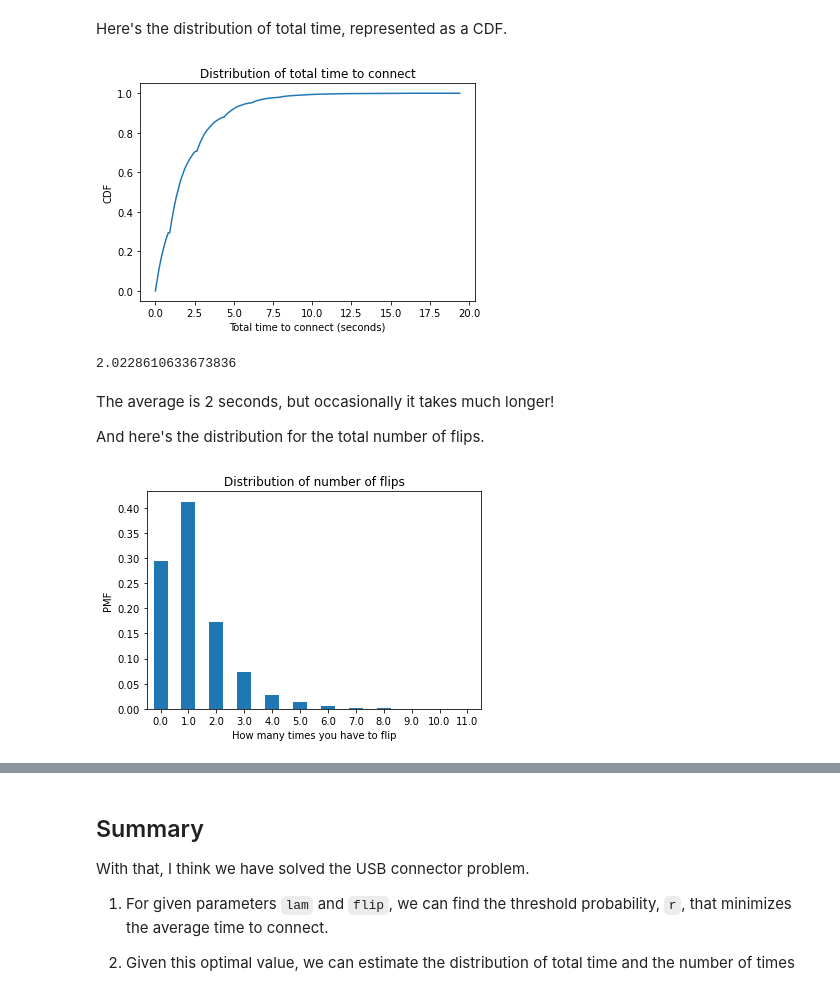
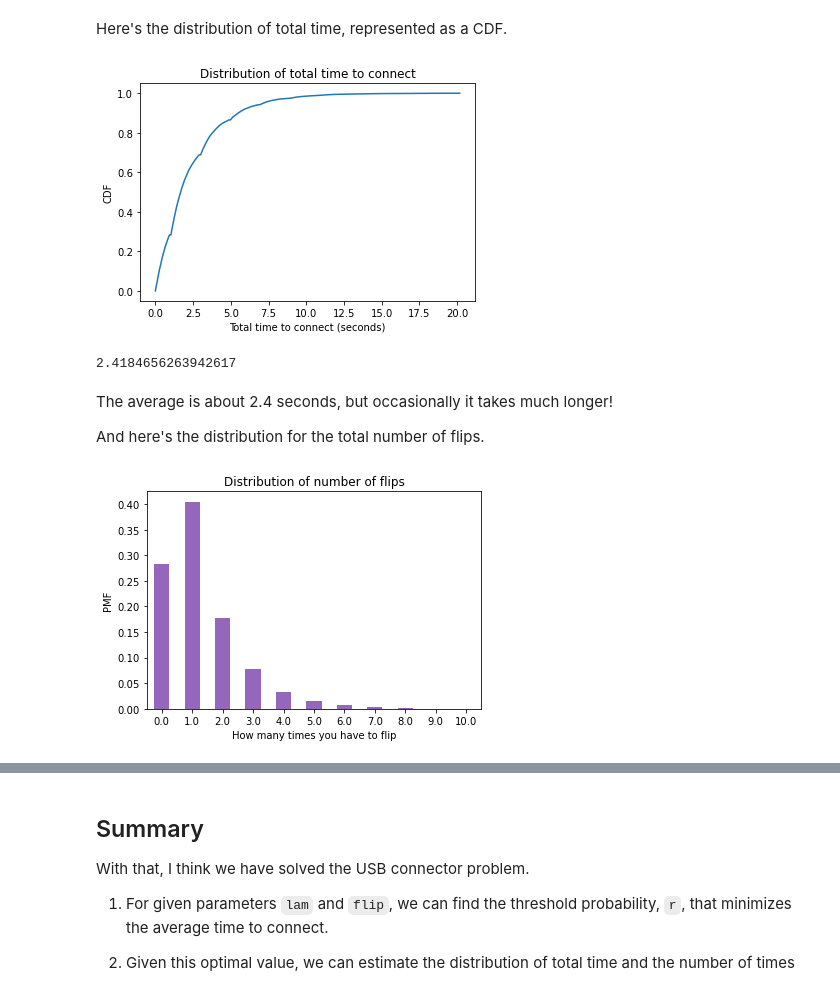
Before and after one commit to AllenDowney/ThinkBayes2, a Jupyter notebook: _sources/usb.ipynb, the cells around one changed output, grey strips where cells are left out. Cells and saved outputs as stored; diff of their text form; code cells hidden in the pictures.

```diff
--- a/_sources/usb.ipynb
+++ b/_sources/usb.ipynb
@@ -61,6 +61,7 @@ We can use this function to compute the likelihood of trying for 0.9 seconds or
 # %%
 t = 0.9
-lam = 1.1
+mu = 1.1
+lam = 1/mu
 
 expo_sf(t, lam)
 # %% [output]
@@ -308,4 +309,4 @@ With that threshold we can see how long we should try on the first side, startin
 # %%
-r_opt = 0.29
-wait_time(p=0.5, lam=1.1, r=r_opt)
+r_opt = 0.3
+wait_time(p=0.5, lam=1/mu, r=r_opt)
 # %% [output]
@@ -323,6 +324,6 @@ wait_time(p=1-r_opt, lam=1.1, r=r_opt)
 
 Now let's run the simulations with the optimal value of `r` and see what the distributions look like for the total time and the number of flips.
 # %%
-lengths, totals = run_simulations(lam=1.1, r=r_opt, flip=0.1)
+lengths, totals = run_simulations(lam=1/mu, r=r_opt, flip=0.1)
 # %% [markdown]
 Here's the distribution of total time, represented as a CDF.
@@ -335,23 +341,23 @@ plt.xlabel('Total time to connect (seconds)')
 plt.ylabel('CDF')
 plt.title('Distribution of total time to connect');
 # %% [output]
-[figure, old version]
+[figure, new version]
 # %%
 totals.mean()
 # %% [output]
-2.0228610633673836
+2.4184656263942617
 # %% [markdown]
-The average is 2 seconds, but occasionally it takes much longer!
+The average is about 2.4 seconds, but occasionally it takes much longer!
 
 And here's the distribution for the total number of flips.
 # %%
 from empiricaldist import Pmf
 
 flips = (lengths-1) // 2
-Pmf.from_seq(flips).bar()
+Pmf.from_seq(flips).bar(color='C4')
 
 plt.xlabel('How many times you have to flip')
 plt.ylabel('PMF')
 plt.title('Distribution of number of flips');
 # %% [output]
-[figure, old version]
+[figure, new version]
```
Also changed, not shown: parts of 21 cells of this notebook, 7 other files.
